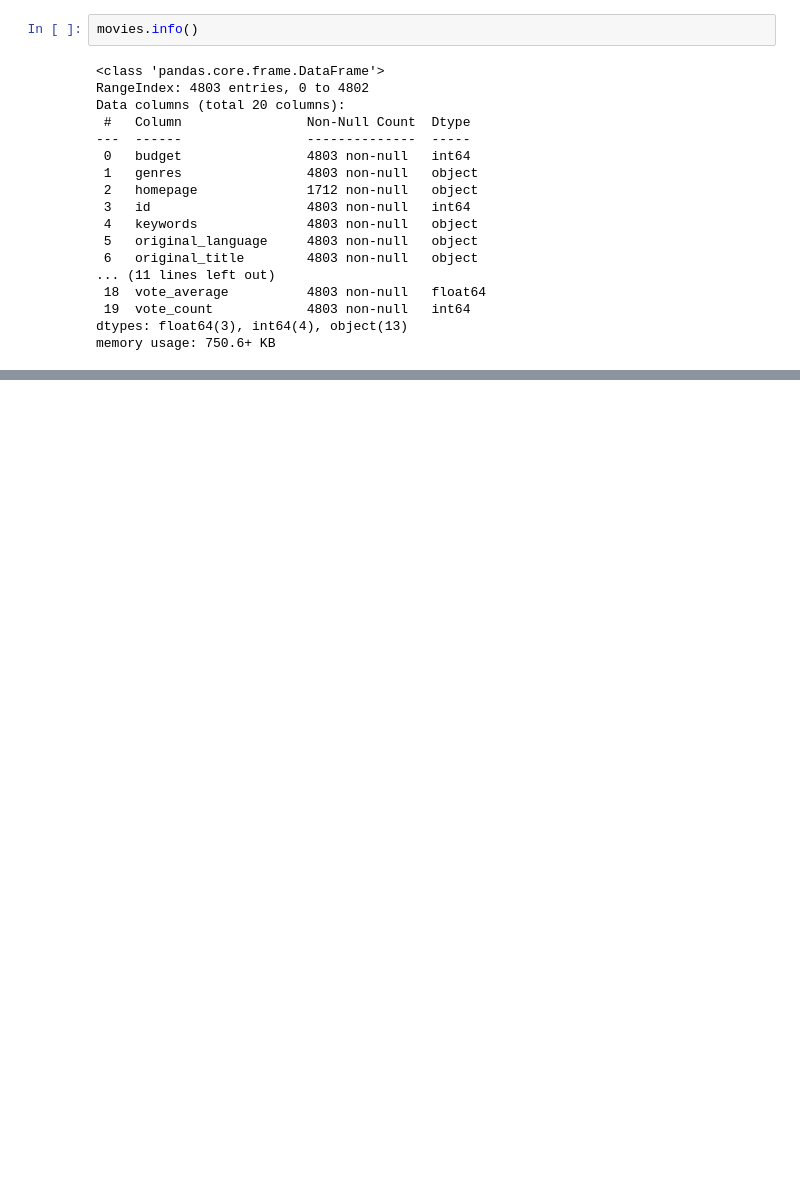
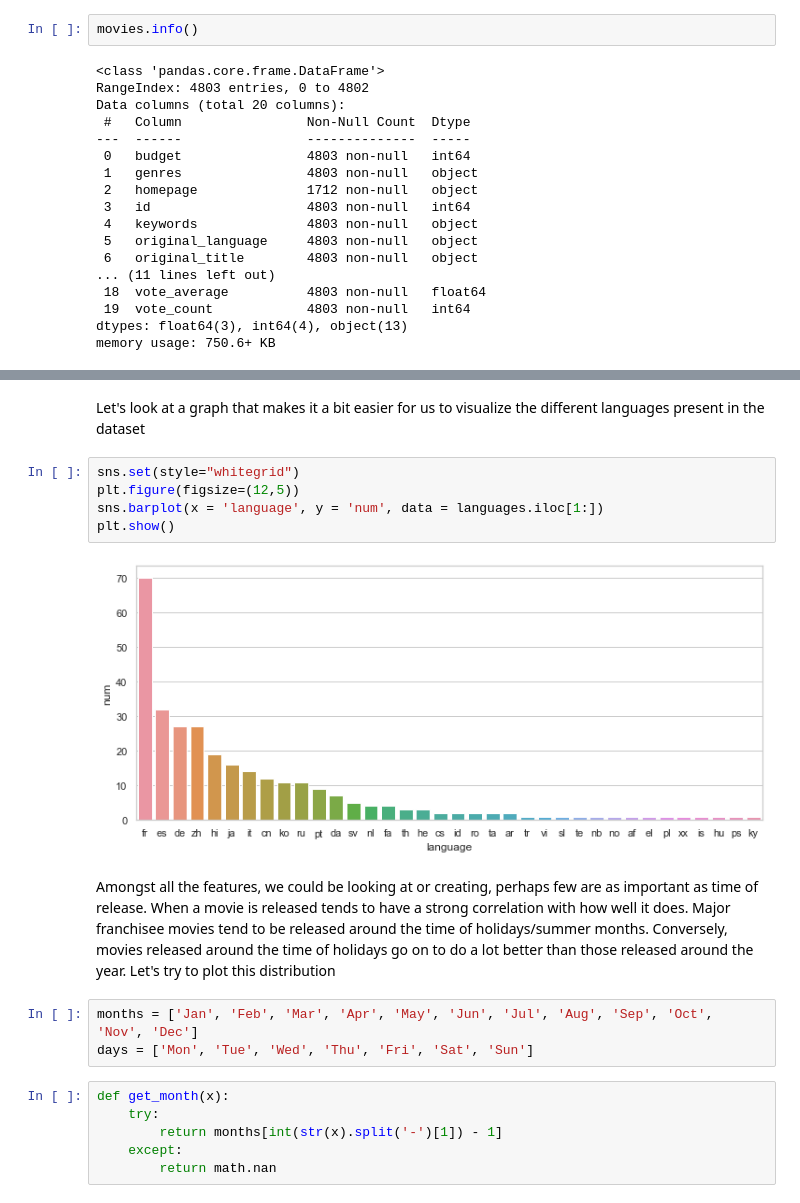
Before and after one commit to jsaurabh/Insight-Data-Science-Interview, a Jupyter notebook: TMDB5000.ipynb, the cells around one changed output, grey strips where cells are left out. Drawn from its saved outputs; the diff is of its cells as text; blank space fills up the shorter version.

```diff
--- a/TMDB5000.ipynb
+++ b/TMDB5000.ipynb
@@ -60,0 +204,20 @@ movies.head()
+# %% [markdown]
+Let's look at a graph that makes it a bit easier for us to visualize the different languages present in the dataset
+# %%
+sns.set(style="whitegrid")
+plt.figure(figsize=(12,5))
+sns.barplot(x = 'language', y = 'num', data = languages.iloc[1:])
+plt.show()
+# %% [output]
+[figure, added]
+# %% [markdown]
+Amongst all the features, we could be looking at or creating, perhaps few are as important as time of release. When a movie is released tends to have a strong correlation with how well it does. Major franchisee movies tend to be released around the time of holidays/summer months. Conversely, movies released around the time of holidays go on to do a lot better than those released around the year. Let's try to plot this distribution
+# %%
+months = ['Jan', 'Feb', 'Mar', 'Apr', 'May', 'Jun', 'Jul', 'Aug', 'Sep', 'Oct', 'Nov', 'Dec']
+days = ['Mon', 'Tue', 'Wed', 'Thu', 'Fri', 'Sat', 'Sun']
+# %%
+def get_month(x):
+    try:
+        return months[int(str(x).split('-')[1]) - 1]
+    except:
+        return math.nan
```
Also changed, not shown: parts of 38 cells of this notebook, 1 other file.
